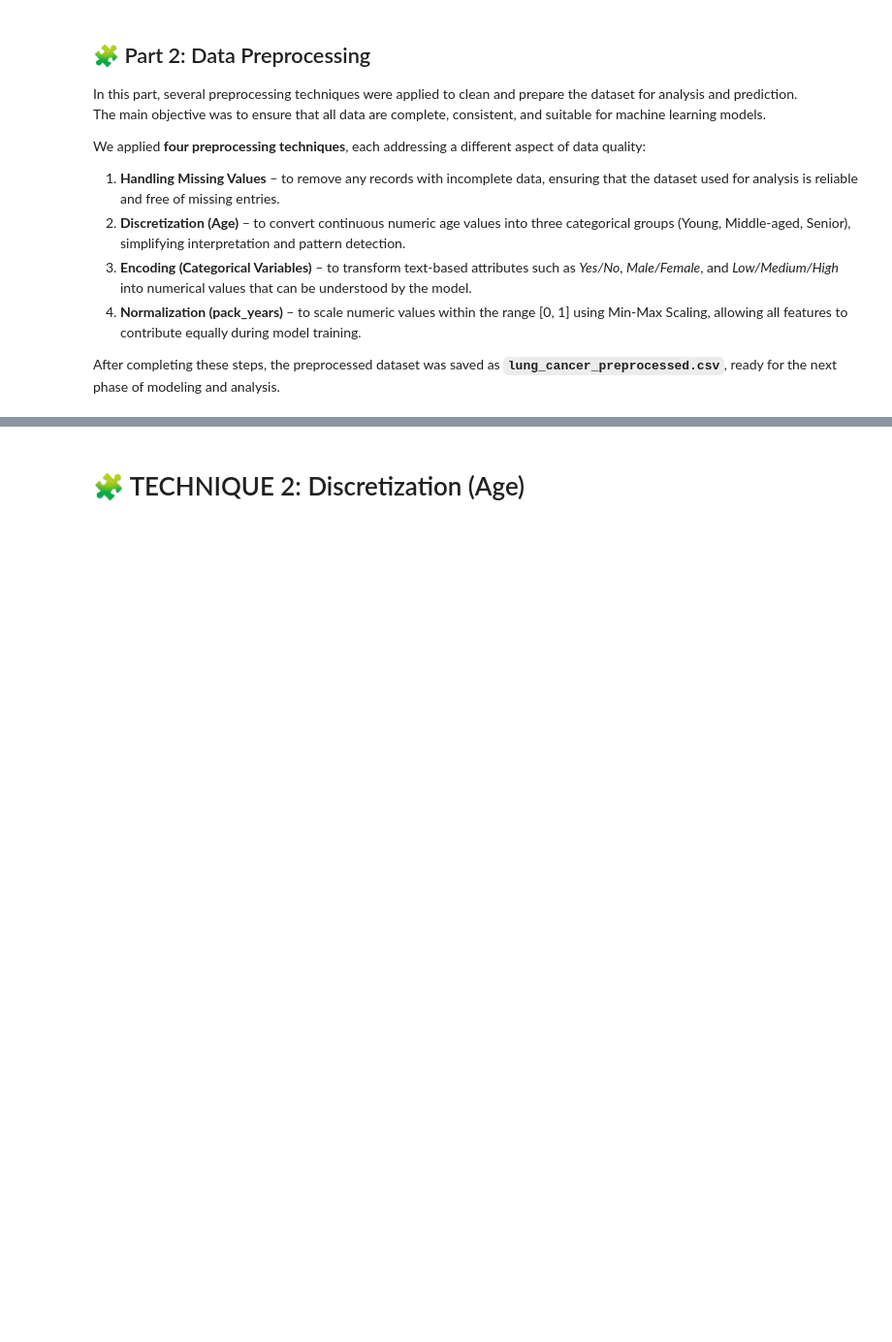
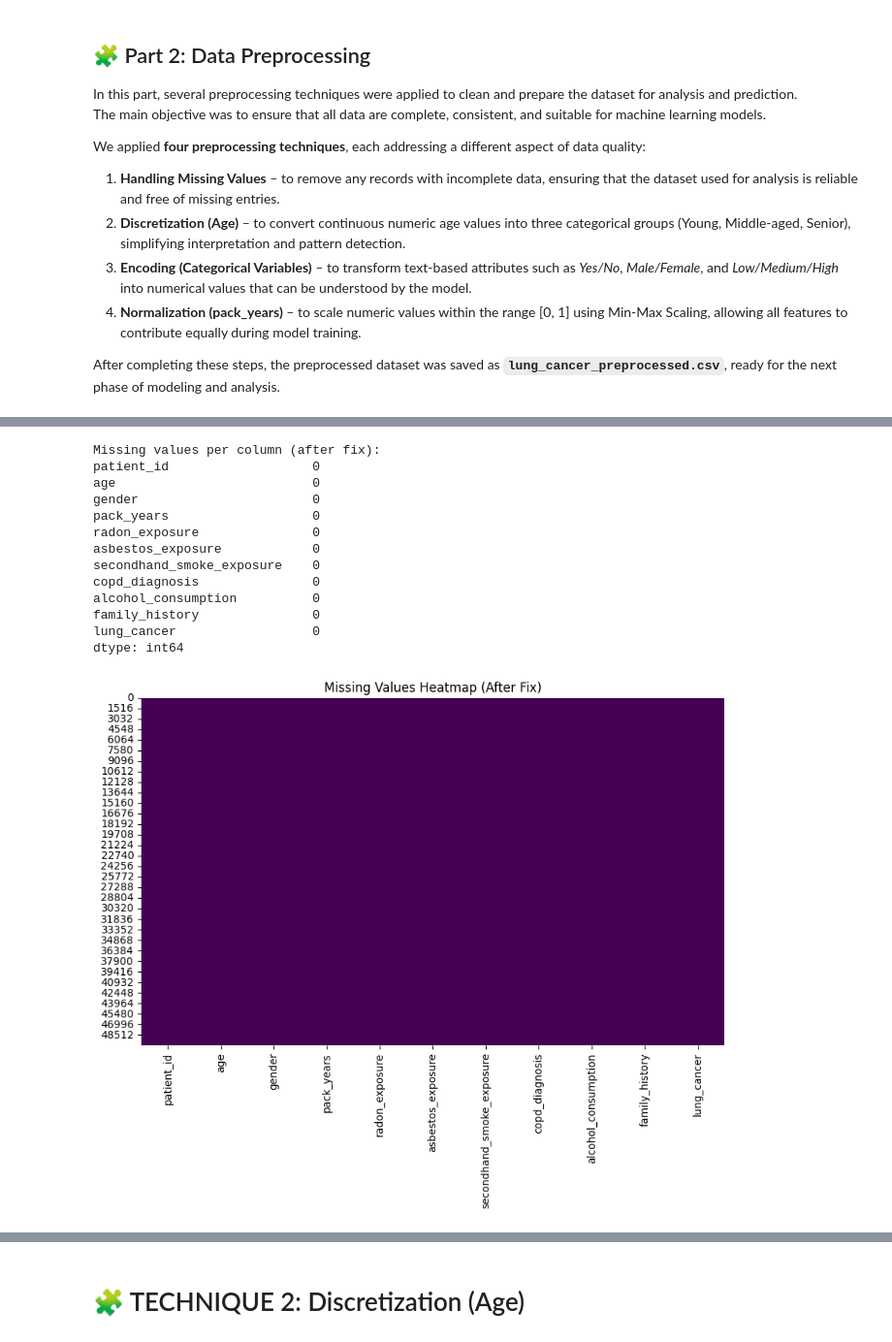
Before and after one commit to Alanoudhud/DataMining-Project, a Jupyter notebook: Reports/Phase2.ipynb, the cells around one changed output, grey strips where cells are left out. Shown: that part at 97% size. Saved outputs shown, nothing was run; the diff lists cells and outputs as text; code cells hidden in the pictures; blank space fills up the shorter version.

```diff
--- a/Reports/Phase2.ipynb
+++ b/Reports/Phase2.ipynb
@@ -359,0 +344,28 @@ This step ensures that every data instance contains valid and complete informati
+# %%
+# Read dataset correctly (prevent "None" from being treated as NaN)
+df = pd.read_csv('https://raw.githubusercontent.com/Alanoudhud/DataMining-Project/refs/heads/main/Dataset/Raw_dataset.csv', keep_default_na=False, na_values=[""])
+
+# Check again after correction
+print("Missing values per column (after fix):")
+print(df.isnull().sum())
+
+# Visualize to confirm
+plt.figure(figsize=(10,6))
+sns.heatmap(df.isnull(), cbar=False, cmap='viridis')
+plt.title('Missing Values Heatmap (After Fix)')
+plt.show()
+# %% [output]
+Missing values per column (after fix):
+patient_id                   0
+age                          0
+gender                       0
+pack_years                   0
+radon_exposure               0
+asbestos_exposure            0
+secondhand_smoke_exposure    0
+copd_diagnosis               0
+alcohol_consumption          0
+family_history               0
+lung_cancer                  0
+dtype: int64
+[figure, added]
```
Also changed, not shown: parts of 17 cells of this notebook.
